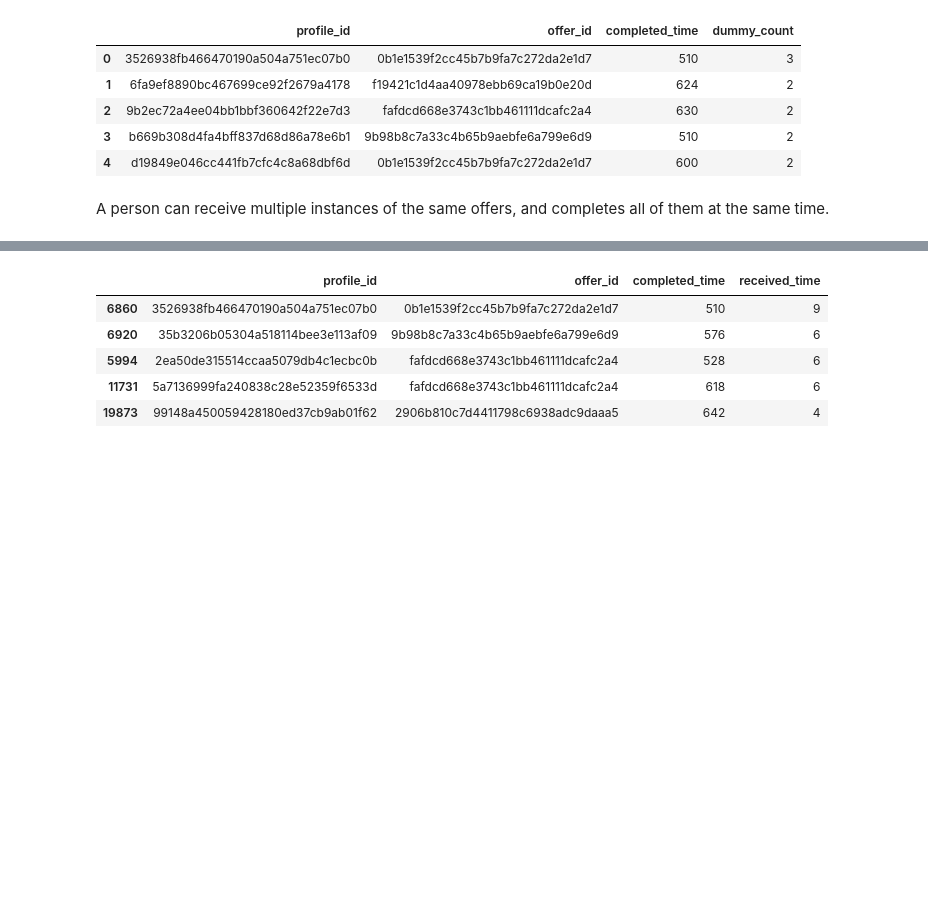
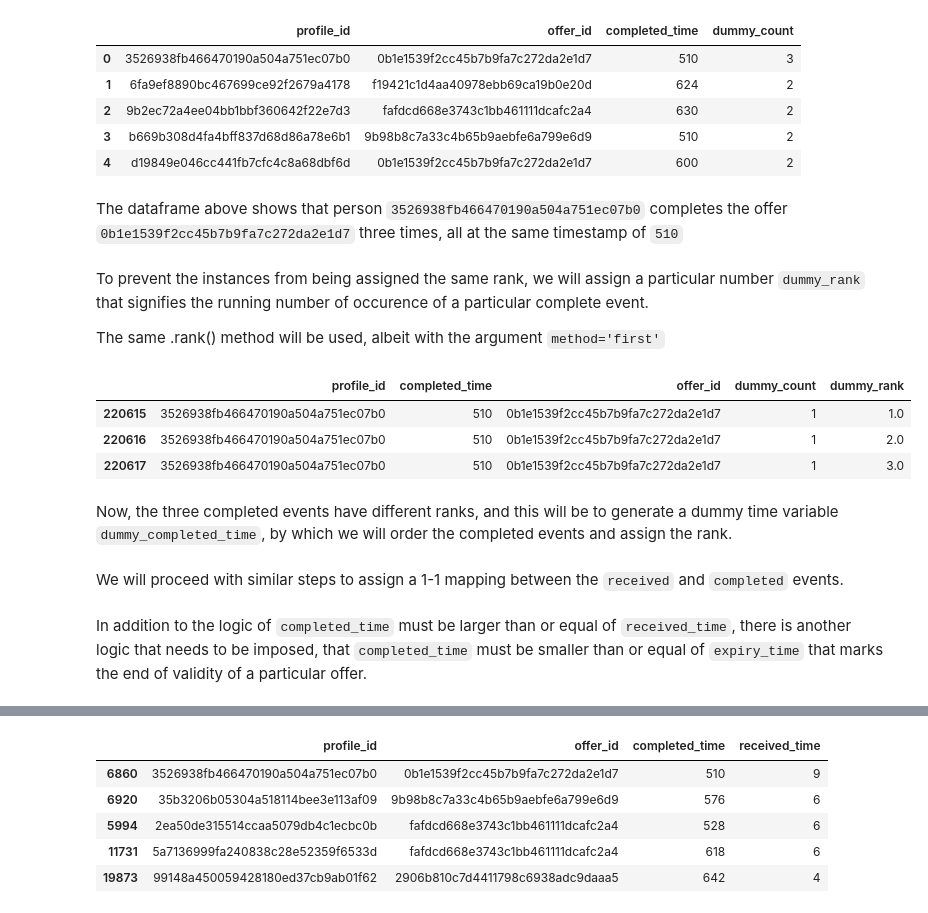
Before and after one commit to aldisf/udacity_dsnd_capstone_project, a Jupyter notebook: Starbucks_Capstone_notebook.ipynb, the cells around one changed output, grey strips where cells are left out. Saved outputs shown, nothing was run; the diff lists cells and outputs as text; code cells hidden in the pictures; blank space fills up the shorter version.

```diff
--- a/Starbucks_Capstone_notebook.ipynb
+++ b/Starbucks_Capstone_notebook.ipynb
@@ -509,4 +596,10 @@ display(completed_df.groupby(['profile_id', 'offer_id', 'completed_time'])['dumm
 | 2 | 9b2ec72a4ee04bb1bbf360642f22e7d3 | fafdcd668e3743c1bb461111dcafc2a4 | 630 | 2 |
 | 3 | b669b308d4fa4bff837d68d86a78e6b1 | 9b98b8c7a33c4b65b9aebfe6a799e6d9 | 510 | 2 |
 | 4 | d19849e046cc441fb7cfc4c8a68dbf6d | 0b1e1539f2cc45b7b9fa7c272da2e1d7 | 600 | 2 |
+# %% [markdown]
+The dataframe above shows that person `3526938fb466470190a504a751ec07b0` completes the offer `0b1e1539f2cc45b7b9fa7c272da2e1d7` three times, all at the same timestamp of `510`
+# %% [markdown]
+To prevent the instances from being assigned the same rank, we will assign a particular number `dummy_rank` that signifies the running number of occurence of a particular complete event.
+
+The same .rank() method will be used, albeit with the argument `method='first'`
 # %%
@@ -516,2 +607,0 @@ completed_df['dummy_completed_time'] = completed_df['completed_time'] + complete
-# %% [markdown]
-A person can receive multiple instances of the same offers, and completes all of them at the same time.
@@ -519,0 +608,12 @@ receive_and_complete = received_df.merge(completed_df, on=['profile_id', 'offer_
+# %%
+display(completed_df[
+    (completed_df['profile_id'] == '3526938fb466470190a504a751ec07b0') &
+    (completed_df['offer_id'] == '0b1e1539f2cc45b7b9fa7c272da2e1d7')
+])
+# %% [output]
+|  | profile_id | completed_time | offer_id | dummy_count | dummy_rank |
+| 220615 | 3526938fb466470190a504a751ec07b0 | 510 | 0b1e1539f2cc45b7b9fa7c272da2e1d7 | 1 | 1.0 |
+| 220616 | 3526938fb466470190a504a751ec07b0 | 510 | 0b1e1539f2cc45b7b9fa7c272da2e1d7 | 1 | 2.0 |
+| 220617 | 3526938fb466470190a504a751ec07b0 | 510 | 0b1e1539f2cc45b7b9fa7c272da2e1d7 | 1 | 3.0 |
+# %% [markdown]
+Now, the three completed events have different ranks, and this will be to generate a dummy time variable `dummy_completed_time`, by which we will order the completed events and assign the rank.
@@ -519,0 +623,2 @@ receive_and_complete = received_df.merge(completed_df, on=['profile_id', 'offer_
+# %% [markdown]
+We will proceed with similar steps to assign a 1-1 mapping between the `received` and `completed` events.
@@ -520,3 +628,5 @@ receive_and_complete = received_df.merge(completed_df, on=['profile_id', 'offer_
+# %% [markdown]
+In addition to the logic of `completed_time` must be larger than or equal of `received_time`, there is another logic that needs to be imposed, that `completed_time` must be smaller than or equal of `expiry_time` that marks the end of validity of a particular offer.
 # %%
 receive_and_complete = receive_and_complete[
     (receive_and_complete['completed_time'] >= receive_and_complete['received_time']) &
```
Also changed, not shown: parts of 74 cells of this notebook.
